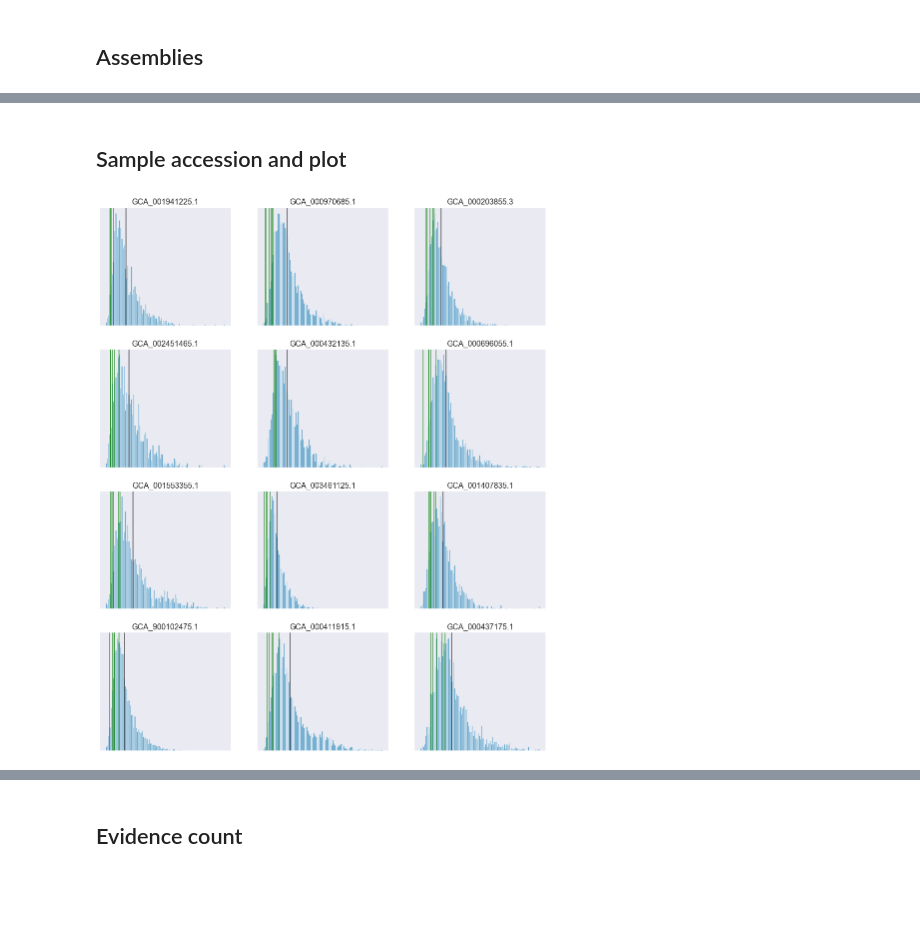
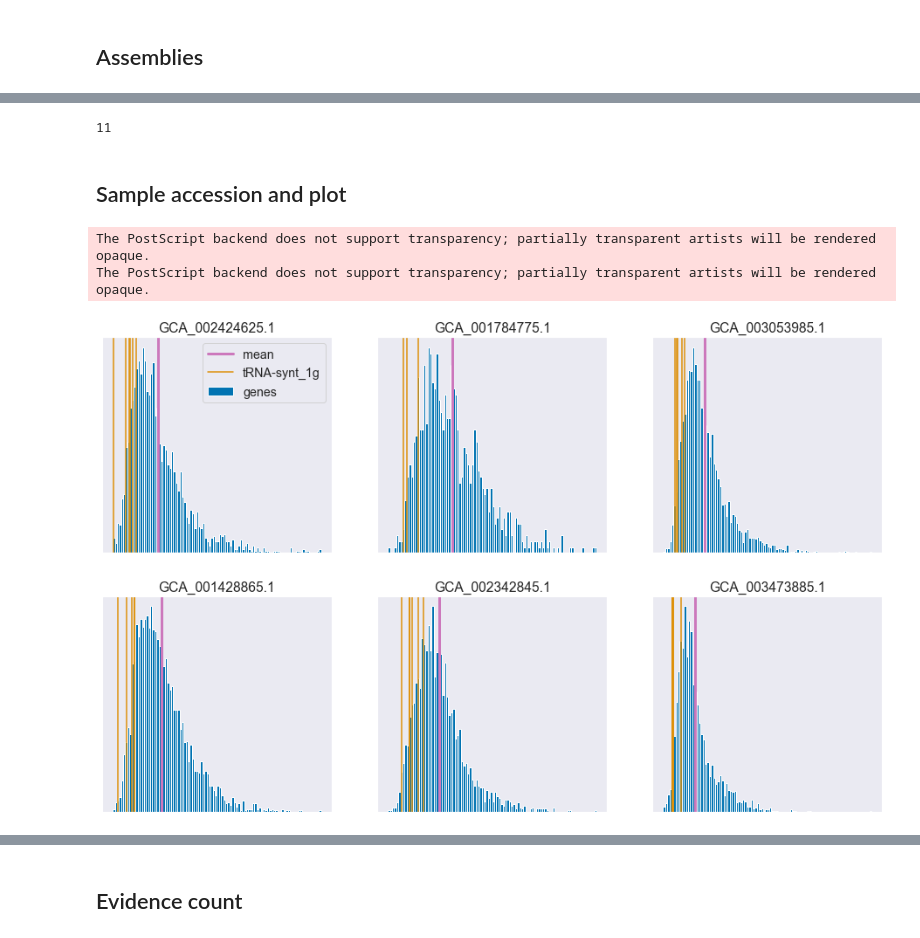
Before and after one commit to srom/nbias, a Jupyter notebook: notebook/Protein domain results.ipynb, the cells around one changed output, grey strips where cells are left out. Saved outputs shown, nothing was run; the diff lists cells and outputs as text; code cells hidden in the pictures; blank space fills up the shorter version.

Commit message:
Producing figures

```diff
--- a/notebook/Protein domain results.ipynb
+++ b/notebook/Protein domain results.ipynb
@@ -36,3 +134,7 @@ len(assembly_df[assembly_df['domain'] == 'Archaea'])
+# %%
+len(e_coli_pfam.loc['PAS'])
+# %% [output]
+11
 # %% [markdown]
 ## Sample accession and plot
 # %%
@@ -52,7 +154,7 @@ def plot_domain_distances(
 ):
     n_rows = int(np.ceil(n_samples / n_cols))
 
-    _, axes = plt.subplots(n_rows, n_cols, figsize=(16, 5 * n_rows))
+    f, axes = plt.subplots(n_rows, n_cols, figsize=(16, 5 * n_rows))
     axes = axes.flatten()
     n_axes = len(axes)
 
@@ -91,31 +193,47 @@ def plot_domain_distances(
         protein_ids = domain_source[domain_source['query'] == domain_query]['protein_id'].values
 
         distances = gene_dist['distance'].values
-        ax.hist(distances, bins=100, alpha=0.5);
+        ax.hist(distances, bins=100, alpha=1, label='genes');
 
         mean = np.mean(distances)
-        ax.axvline(mean, color='black', alpha=0.7)
+        ax.axvline(mean, color=palette[4], alpha=1, label='mean', linewidth=3)
 
-        for v in gene_dist[gene_dist['protein_id'].isin(protein_ids)]['distance'].values:
+        for j, v in enumerate(gene_dist[gene_dist['protein_id'].isin(protein_ids)]['distance'].values):
             if tail == 'left':
                 color = 'green' if v < mean else 'red'
             else:
                 color = 'green' if v > mean else 'red'
 
-            ax.axvline(v, color=color, alpha=0.7);
+            label = None
+            if j == 0:
+                label = domain_query
+
+            ax.axvline(v, color=palette[1], alpha=1, label=label);
+
+        if i == 0:
+            ax.legend()
 
         ax.set_title(assembly)
 
         ax.axes.xaxis.set_visible(False)
         ax.axes.yaxis.set_visible(False)
+
+    return f
 # %%
-plot_domain_distances(
+f = plot_domain_distances(
     assembly_df,
     domain_query='tRNA-synt_1g',
     query_type='pfam',
-    n_samples=12,
-    phylum='Firmicutes',
-    seed=444,
+    n_samples=6,
+    #phylum='Firmicutes',
+    seed=99,
 )
+#f.savefig(
+#    os.path.join(os.getcwd(), 'report/diagrams/trna_synt_1g_dist.eps'),
+#    bbox_inches='tight',
+#    dpi=300,
+#)
 # %% [output]
+The PostScript backend does not support transparency; partially transparent artists will be rendered opaque.
+The PostScript backend does not support transparency; partially transparent artists will be rendered opaque.
-[figure, old version]
+[figure, new version]
```
Also changed, not shown: parts of 21 cells of this notebook.
